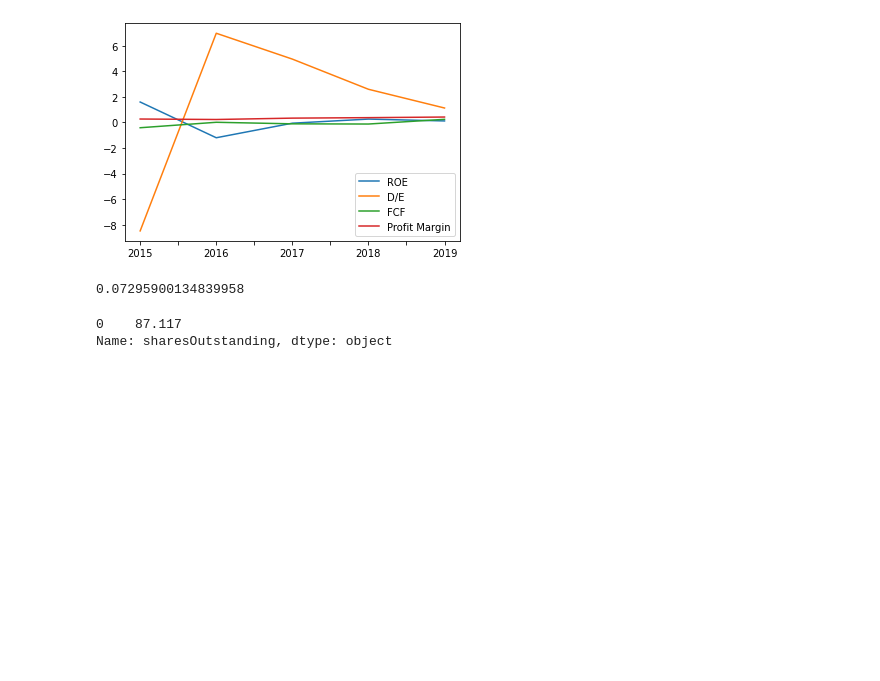
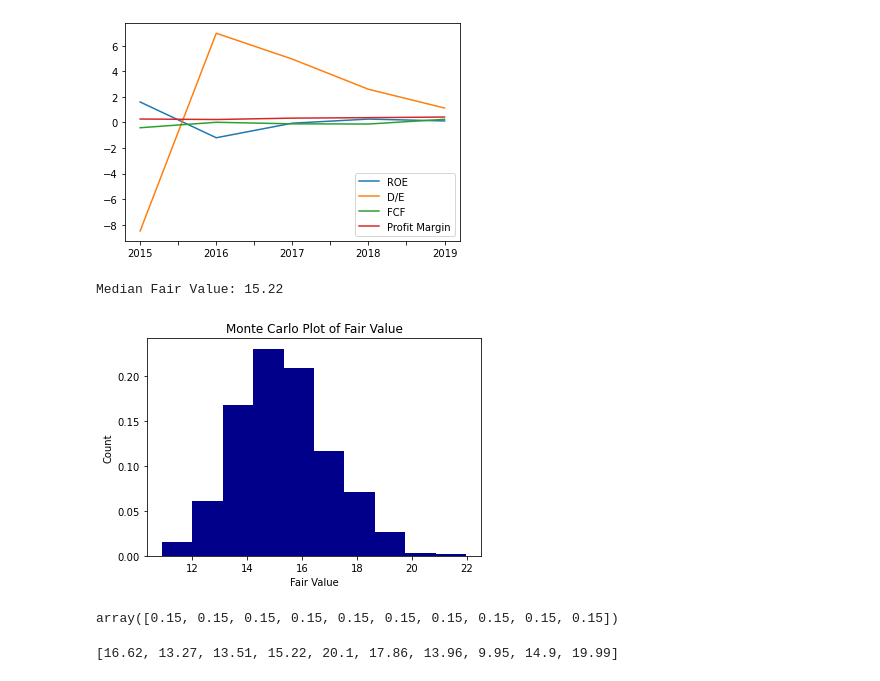
Before and after one commit to zachlim98/PowerX-Screener, a Jupyter notebook: FundamentalScreen.ipynb, the cells around one changed output. Cells and saved outputs as stored; diff of their text form; code cells hidden in the pictures; blank space fills up the shorter version.

Commit message:
Update 3.0
Added Monte Carlo Simulation for fair value modelling

```diff
--- a/FundamentalScreen.ipynb
+++ b/FundamentalScreen.ipynb
@@ -6,7 +6,7 @@ import numpy as np
 import yfinance as yf
 # %%
 ticker = "AMD" #ticker name
-api = "f9faa25f52d06b99069edd4a6fb499a9" #api key
+api = "384de232a09606f8ff4de3489690dc4c" #api key
 
 #get company profile for beta calculation and marketcap
 profile = fa.profile(ticker, api)
@@ -49,19 +49,3 @@ dcf_proj.loc["FCFr"] = dcf_proj.loc["revenue"]/dcf_proj.loc["freecash"]
 rev_change = ins.loc["revenue"].pct_change().mean()
 margin_change = dcf_proj.loc["incomeMargin", dcf_proj.loc["incomeMargin"] > 0].min()
 fcf_change = dcf_proj.loc["incomeMargin", dcf_proj.loc["incomeMargin"] > 0].min()
-# %%
-startrev = dcf_proj.loc["revenue",year]
-startneti = dcf_proj.loc["netincome",year]
-startfcf = dcf_proj.loc["freecash",year]
-
-#creating projections for a 5 year dcf model
-Fiveyrev = []
-Fiveyinc = []
-Fiveyfcf = []
-for i in range(5):
-    startrev = startrev*(1+rev_change)
-    neti = startrev*(margin_change/100)
-    fcf = neti*(fcf_change/100)
-    Fiveyrev.append(startrev)
-    Fiveyinc.append(neti)
-    Fiveyfcf.append(fcf)
@@ -99 +107,13 @@ FV = float(sum(Fiveyfcfdisc))/sharesOut
+# %%
+import matplotlib.pyplot as plt
+
+plt.hist(allFVs, density=True, color="darkblue")
+plt.title("Monte Carlo Plot of Fair Value")
+plt.xlabel("Fair Value")
+plt.ylabel("Count")
+
+print("Median Fair Value: {}".format(np.median(allFVs)))
+# %% [output]
+Median Fair Value: 15.22
+[figure, added]
 # %%
@@ -265,9 +246,9 @@ def fairvalue(ticker_name, api_key, manual_mode = "no", man_initial_revenue=None
-# %%
-np.random.normal(0.075,0.001)
-# %% [output]
-0.07295900134839958
-# %%
-fairvalue(ticker_name="AMD", api_key=api, manual_mode="yes", man_initial_revenue=(10*1000000000), man_rev_growth=0.52, RR_calc="manual", RR_manual=0.075)
-# %% [output]
-0    87.117
-Name: sharesOutstanding, dtype: object
+# %%
+growth_rate = np.random.normal(loc=0.15, scale=0.0, size=10)
+growth_rate
+# %% [output]
+array([0.15, 0.15, 0.15, 0.15, 0.15, 0.15, 0.15, 0.15, 0.15, 0.15])
+# %%
+fairvalue_mont(ticker_name="AMD",api_key=api)
+# %% [output]
+[16.62, 13.27, 13.51, 15.22, 20.1, 17.86, 13.96, 9.95, 14.9, 19.99]
```
Also changed, not shown: parts of 3 cells of this notebook.
